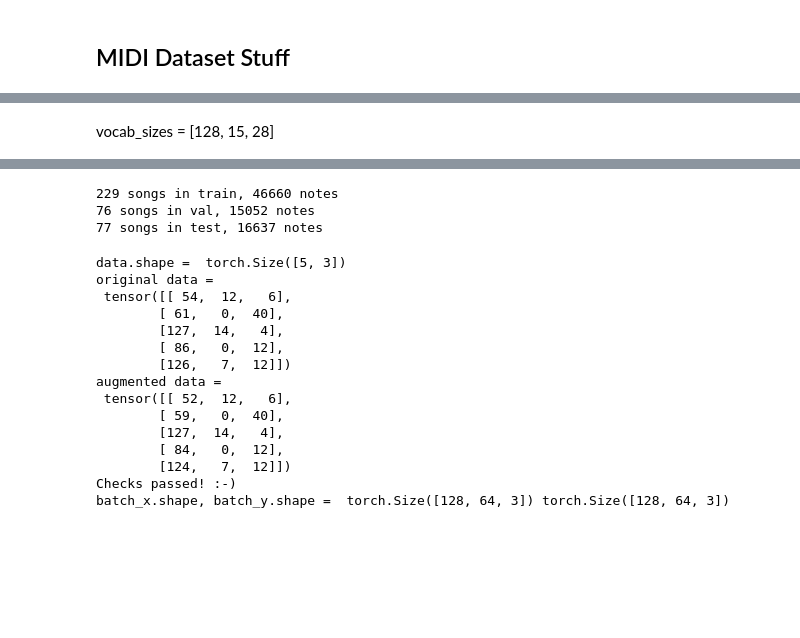
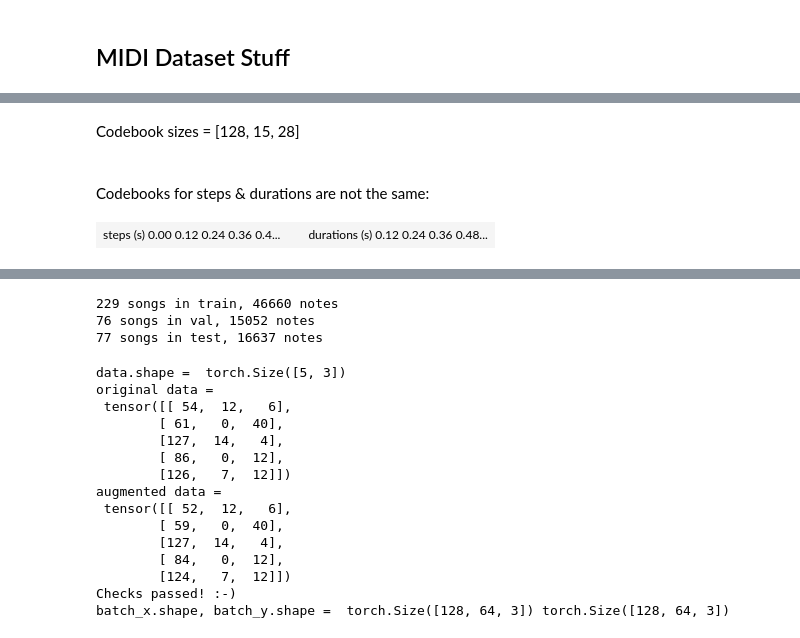
Before and after one commit to drscotthawley/TTTT, a Jupyter notebook: notebooks/Transformers2-MusicBox-Colab.ipynb, the cells around one changed output, grey strips where cells are left out. Saved outputs shown, nothing was run; the diff lists cells and outputs as text; code cells hidden in the pictures; blank space fills up the shorter version.

Commit message:
updated encoding, fixed bad assert

```diff
--- a/notebooks/Transformers2-MusicBox-Colab.ipynb
+++ b/notebooks/Transformers2-MusicBox-Colab.ipynb
@@ -175,38 +175,61 @@ def make_codebooks(all_notes, verbose=False):
     n_codebooks = all_notes.shape[-1] # should be 3
     for i in range(n_codebooks):
         if i==0:  # i=0 means pitch
-            cb_vals = torch.arange(128)  # just use all possible pitches
+            cb_vals = torch.arange(128)  # just use all possible pitches. could limit to min/max range but...not gonna.
         else:     # i!=0 means timing
             cb_vals = all_notes[:,i].unique().sort()[0]
         if verbose: print(f"\n---\ncb {i}: cb_vals = {cb_vals}")
-        codebooks.append({'encode':{np.round(k.item(),3): int(v) for v, k in enumerate(cb_vals)}, # codebooks go both ways
-                          'decode':{int(v): k for v, k in enumerate(cb_vals)}})
-        if verbose: print(f" cb {i}: cb keys = {codebooks[-1]['encode'].keys()}")
+        codebooks.append(cb_vals)
     return codebooks
 
-all_notes[:,1:] = quantize_times(all_notes[:,1:])
-codebooks = make_codebooks(all_notes)
 
-vocab_sizes = [len(cb['encode']) for cb in codebooks]
-display(HTML(f"vocab_sizes = {vocab_sizes}"))
+all_notes[:,1:] = quantize_times(all_notes[:,1:]) # we should already be time-quantized so this should be unnecessary, but...just in case
+codebooks = make_codebooks(all_notes, verbose=False)
+
+vocab_sizes = [len(cb) for cb in codebooks]
+display(HTML(f"Codebook sizes = {vocab_sizes}<br><br>"))
+
+
+###--- From here down, it's just a nice way to display the codebooks in the blog post:
+
+df1 = pd.DataFrame(codebooks[1].numpy(), columns=['steps (s)'])
+df2 = pd.DataFrame(codebooks[2].numpy(), columns=['durations (s)'])
+display(HTML(f"Codebooks for steps & durations are {'' if df1.equals(df2) else 'not '}the same:"))
+
+html1, html2 = df1.to_html(index=False),  df2.to_html(index=False)
+
+# Combine HTML strings with a space in between
+combined_html = f'''<div style="width: 100%; text-align: center;">
+     <table style="margin-left: auto; margin-right: auto;"> <tr>
+     <td style="vertical-align: top;">{html1}</td>
+     <td style="width: 50px;"></td>
+     <td style="vertical-align: top;">{html2}</td>
+     </tr></table></div>'''
+
+# Display the combined HTML
+display(HTML(combined_html))
+
 
 
 
 def encode_one_cb(seq:torch.Tensor, cb:torch.Tensor) -> int:
-    """given new value(s) and codebook, return argmax of the difference
-       difficulty: seq and cb may have different shapes & may not broadcast, so we may need to loop
+    """ Encodes one 'column' of note info (either pitches, steps, or durations)
+        given new value(s) and codebook, return argmin of the difference
+        Difficulty: seq and cb may have different lengths & may not broadcast,
+        thus I wrote a loop that broadcasts each note over all cb values
     """
     sidx = torch.empty( seq.shape, dtype=int, device=seq.device)
-    for i, note in enumerate(seq): # note: this is trivially parallel so could be parallelized if not in jupyter
+    for i, note in enumerate(seq):                          # note: this is trivially parallel but jupyter mp hangs for me :'-(
         sidx[i] = torch.argmin( ( note - cb )**2, dim=0 )   # could use torch.abs() instead of ^2 since we're in 1-D, but I want this to be general
     return sidx
 
 def decode_one_cb(xi, cb:torch.Tensor) -> torch.Tensor:
-    "xi should be an int, a list of ints, or a tensor of ints"
+    """Decodes one 'column' of note-index info (either pitch_i, step_i, or duration_i)
+    xi should be an int, a list of ints, or a tensor of ints"""
     return cb[xi]
 
 def encode(seq:torch.Tensor, cbs=codebooks) -> torch.Tensor:
-    "encodes a sequence"
+    "Encodes a sequence of notes, where each note is (pitch, step, dur)"
     assert len(seq.shape) == 2, "Not set up for batch processing yet, but could be a fun exercise for a student ;-) "
     encoded = torch.empty( seq.shape, dtype=int, device=seq.device)
     for i, cb in enumerate(cbs):
@@ -214,31 +237,31 @@ def encode(seq:torch.Tensor, cbs=codebooks) -> torch.Tensor:
     return encoded
 
 def decode(sidx:torch.Tensor, cbs=codebooks) -> torch.Tensor:
-    "decodes a sequence of integeer indices"
+    "Decodes a sequence of integer indices for notes (pitch_i, step_i, dur_i)"
     assert len(sidx.shape) == 2, "Not set up for batch processing yet, but could be a fun exercise for a student ;-)"
-    decoded = torch.zeros( sidx.shape, dtype=torch.float32, device=sidx.device)
+    decoded = torch.empty( sidx.shape, dtype=torch.float32, device=sidx.device)
     for i, cb in enumerate(cbs):
         decoded[:,i] = decode_one_cb( sidx[:,i], cb)
     return decoded
 
 
 
-
-# And let's do a little test
-midi_seq = all_notes[0:6].clone()
+# Let's do a little test to see if we get back what we encode
+midi_seq = all_notes[0:8].clone()
 print("Before encoding, midi_seq =\n",midi_seq)
 token_list = encode(midi_seq)
 print("After encoding, token_list =\n",token_list)
 return_seq = decode(token_list)
 print("After decoding, return_seq =\n",return_seq)
-assert torch.equal(midi_seq, return_seq), f"Oops. midi_seq={midi_seq}, but return_seq={return_seq}. Should be the same"
+assert torch.equal( midi_seq, return_seq), f"Oops. midi_seq={midi_seq}, but return_seq={return_seq}. Should be the same"
 
+# "safety" check re. values that exceed codebook range -- should get truncated to last cb entry
+midi_seq[-1,-1] = 100.0  # give the last time a huge value to check that our mapper won't crash
+token_list = encode(midi_seq, codebooks) # if it doesn't crash, we're good
+assert token_list[-1,-1] == len(codebooks[-1])-1, f"Big value ({midi_seq[-1,-1]}) should have gotten the last spot in the last codebook ({len(codebooks[-1])-1}) but came back as {token_list[-1,-1]}"
 
-midi_seq[-1,-1] = 100.0  # give the last time a huge value to check that our mapper won't crash
-token_list = encode(midi_seq) # if it doesn't crash, we're good
-assert token_list[-1,-1] == list(codebooks[-1]['encode'].values())[-1], "Big value should have gotten the last spot in the last codebook"
+print("Preliminary Encoding/Decoding checks pass! :-)")
 
-print("Checks pass! :-)")
 
 
 def get_start_end(notes:torch.Tensor) -> torch.Tensor:
@@ -284,34 +307,36 @@ def notes_to_midi(notes:torch.Tensor,
         prev_start = start
 
     pm.instruments.append(instrument)
     if out_file: pm.write(out_file)
     return pm
 
 
 
 def midiplayer(notes_tensor, height=400, time_rescale=None, midi_file="/tmp/tmp.mid", title='', styler=dark):
     "MIDIplayer that writes input tensor to temporary file"
     pm = notes_to_midi(notes_tensor, time_rescale=time_rescale, out_file=midi_file)
     return MIDIPlayer(midi_file, height, styler=dark, dl=True, title=title)
 
 midiplayer(decode(encode(midi_file_to_tensor(filenames[0]))), title='Encode-Decode Test')
 
 
 
 # tensor lists
 train_filenames = [x for x in filenames if '/train' in x]
 val_filenames   = [x for x in filenames if '/val'   in x]
 test_filenames  = [x for x in filenames if '/test'  in x]
 
 train_notes_tl = files_to_tensor_list(train_filenames, serial=True)
 val_notes_tl   = files_to_tensor_list(val_filenames, serial=True)
 test_notes_tl  = files_to_tensor_list(test_filenames, serial=True)
 
 for name, tl in zip(['train','val','test'],[train_notes_tl, val_notes_tl, test_notes_tl]):
     stack = torch.vstack(tl)
     print(f"{len(tl)} songs in {name}, {stack.shape[0]} notes")
 # %% [output]
-vocab_sizes = [128, 15, 28]
+Codebook sizes = [128, 15, 28]
+Codebooks for steps & durations are not the same:
+| steps (s) 0.00 0.12 0.24 0.36 0.4... |  | durations (s) 0.12 0.24 0.36 0.48... |
 Before encoding, midi_seq =
  tensor([[53.0000,  0.0000,  0.4800],
         [57.0000,  0.0000,  0.4800],
```
Also changed, not shown: parts of 4 cells of this notebook.
